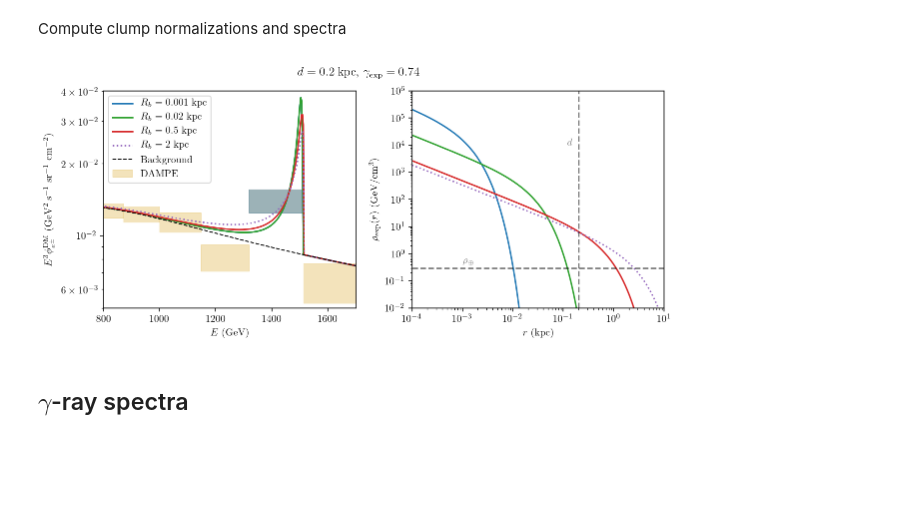
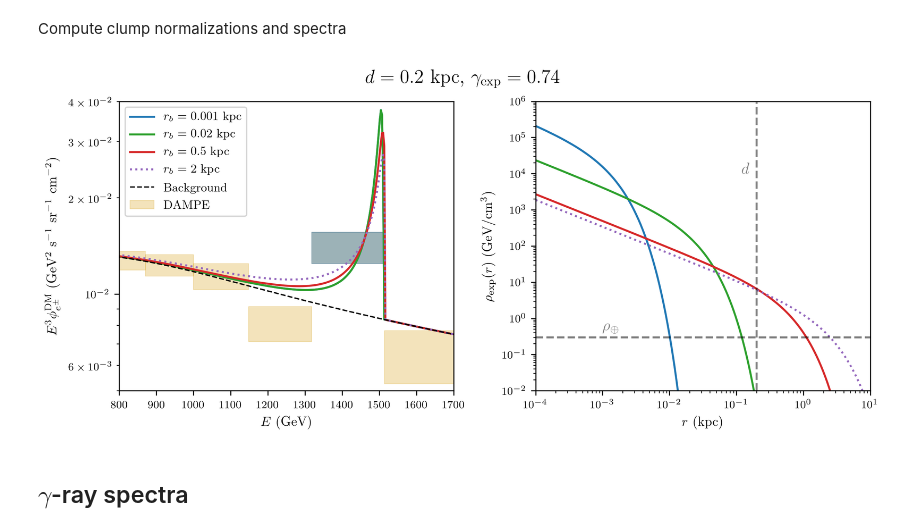
Before and after one commit to adam-coogan/cr_lines_from_dm_subhalos, a Jupyter notebook: Other plots 1.ipynb, the cells around one changed output. Saved outputs shown, nothing was run; the diff lists cells and outputs as text; code cells hidden in the pictures; blank space fills up the shorter version.

```diff
--- a/Other plots 1.ipynb
+++ b/Other plots 1.ipynb
@@ -113,7 +113,7 @@ for r, rho_nfw, rho_exp, c in zip(r_s, rho_s_nfw, rho_s_exp, colors):
     ax.plot(rs, density_profile(rs, r, rho_nfw, gamma_nfw, "nfw"),
             color=c, label=r"$r_s = {}$ kpc".format(r))
     ax.plot(rs, density_profile(rs, r, rho_exp, gamma_exp, "exp"),
-            '--', color=c, label="$R_b = {}$ kpc".format(r))
+            '--', color=c, label="$r_b = {}$ kpc".format(r))
 
 # ax.axvline(dist, color='k', linestyle='--', alpha=0.3)
 # ax.axvline(1. * np.pi/180 * dist, color='k', linestyle='--')
@@ -315,9 +315,9 @@ for phi, r, lw_ex, c in zip(phi_e_exp, r_s, lw_excess, clump_cols):
         linestyle = "-"
 
     if int(r) == r:
-        label = r"$R_b = {}$ kpc".format(int(r))
+        label = r"$r_b = {}$ kpc".format(int(r))
     else:
-        label = r"$R_b = {}$ kpc".format(r)
+        label = r"$r_b = {}$ kpc".format(r)
 
     # Factor of two since we want the e+- spectrum
     ax.plot(e_epm, e_epm**power * (2*phi + phi_e_bg_dampe(e_epm)),
@@ -337,34 +337,34 @@ ax.set_xlabel(r"$E$ (GeV)")
 ax.set_ylabel(r"$E^3 \phi_{e^\pm}^{\rm DM}$ (GeV$^2$ s$^{-1}$ sr$^{-1}$ cm$^{-2}$)")
 
 # Halo profiles
 ax = axs[1]
 rs = np.logspace(-4, 1, 500)
 for r, rho, lw_ex, c in zip(r_s, rho_s_exp, lw_excess, clump_cols):
     if lw_ex > 3.:
         linestyle = ":"
     else:
         linestyle = "-"
     ax.loglog(rs, density_profile(rs, r, rho, gamma_exp, "exp"),
               color=c, linestyle=linestyle)
 
     rho_cl = density_profile(dist, r, rho, gamma_exp, "exp")
 
 ax.axvline(dist, color="k", linestyle="--", alpha=0.5)
 ax.text(1.2e-1, 1e4, r"$d$", alpha=0.5)
 ax.axhline(rho_earth, color="k", linestyle="--", alpha=0.5)
 ax.text(1e-3, 4e-1, r"$\rho_\oplus$", alpha=0.5)
 ax.set_xlim(rs[[0, -1]])
 ax.set_ylim(1e-2, 1e6)
 ax.set_xlabel(r"$r$ (kpc)")
 ax.set_ylabel(r"$\rho_{\rm exp}(r)$ (GeV/cm$^3$)")
 
 fig.suptitle(r"$d = 0.2$ kpc, $\gamma_{\rm exp} = %.2f$" % gamma_exp)
 fig.tight_layout()
 fig.subplots_adjust(top=0.90)
 
 fig.savefig("figures/epm_spectra_clump_profiles_exp.pdf")
 # %% [output]
-[figure, old version]
+[figure, new version]
 # %% [markdown]
 ## $\gamma$-ray spectra
 # %% [markdown]
```
Also changed, not shown: parts of 2 cells of this notebook, 16 other files.
